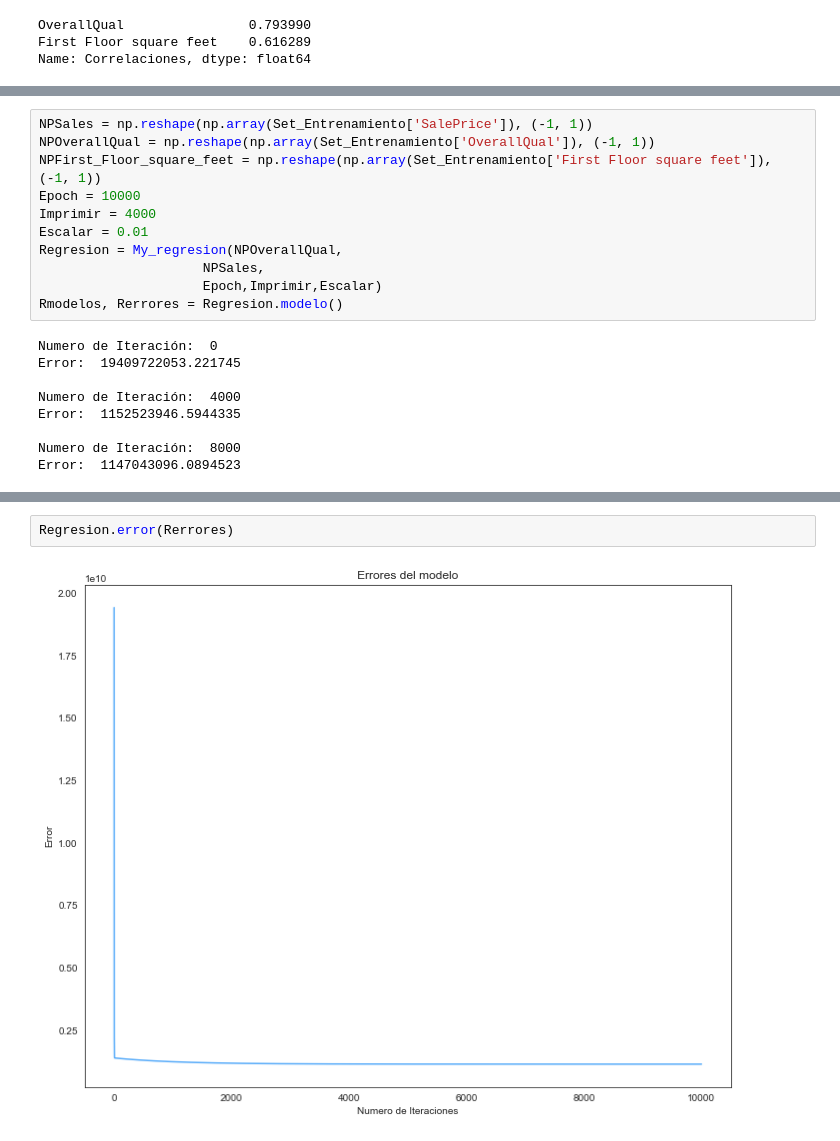
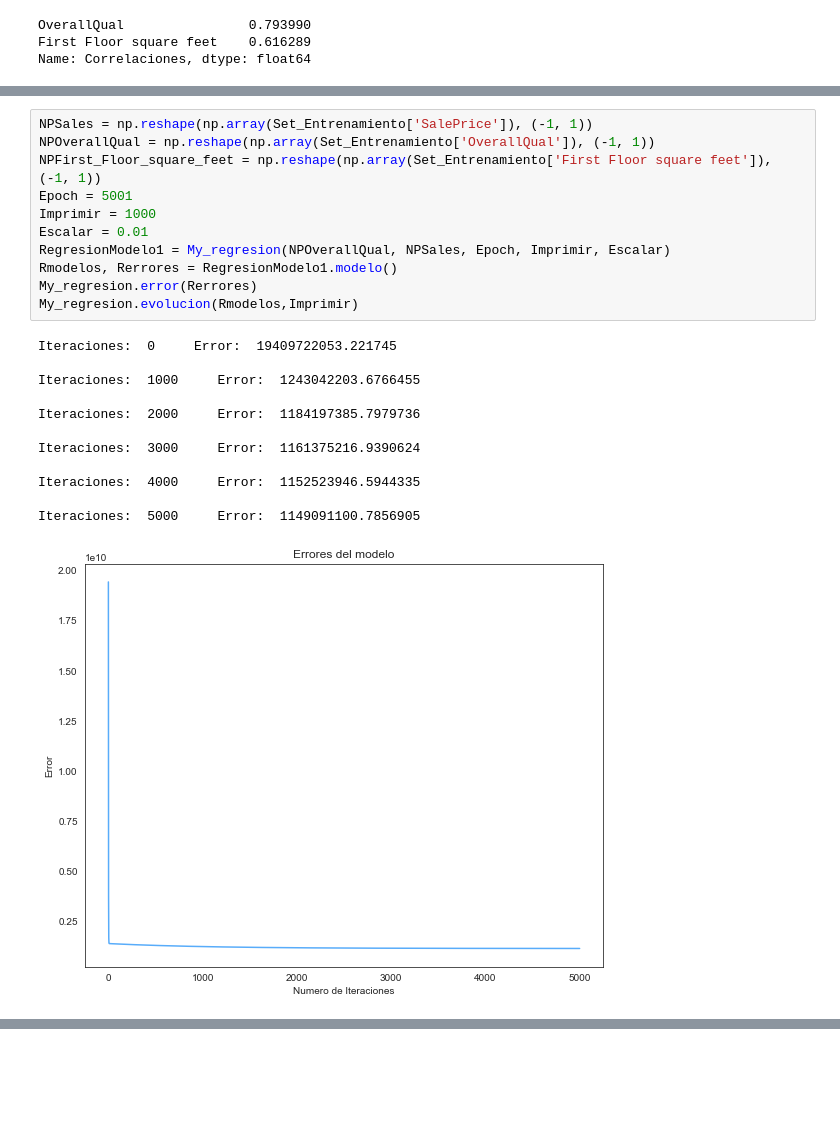
Before and after one commit to eesquivel5/PythonDC, a Jupyter notebook: ProyectoFinal.ipynb, the cells around one changed output, grey strips where cells are left out. Saved outputs shown, nothing was run; the diff lists cells and outputs as text; blank space fills up the shorter version.

```diff
--- a/ProyectoFinal.ipynb
+++ b/ProyectoFinal.ipynb
@@ -215,20 +273,24 @@ class My_regresion():
 # %%
 NPSales = np.reshape(np.array(Set_Entrenamiento['SalePrice']), (-1, 1))
 NPOverallQual = np.reshape(np.array(Set_Entrenamiento['OverallQual']), (-1, 1))
 NPFirst_Floor_square_feet = np.reshape(np.array(Set_Entrenamiento['First Floor square feet']), (-1, 1))
-Epoch = 10000
-Imprimir = 4000
+Epoch = 5001
+Imprimir = 1000
 Escalar = 0.01
-Regresion = My_regresion(NPOverallQual,
-                     NPSales,
-                     Epoch,Imprimir,Escalar)
-Rmodelos, Rerrores = Regresion.modelo()
+RegresionModelo1 = My_regresion(NPOverallQual, NPSales, Epoch, Imprimir, Escalar)
+Rmodelos, Rerrores = RegresionModelo1.modelo()
+My_regresion.error(Rerrores)
+My_regresion.evolucion(Rmodelos,Imprimir)
 # %% [output]
-Numero de Iteración:  0
-Error:  19409722053.221745
+Iteraciones:  0     Error:  19409722053.221745
 
-Numero de Iteración:  4000
-Error:  1152523946.5944335
+Iteraciones:  1000     Error:  1243042203.6766455
 
-Numero de Iteración:  8000
-Error:  1147043096.0894523
+Iteraciones:  2000     Error:  1184197385.7979736
+
+Iteraciones:  3000     Error:  1161375216.9390624
+
+Iteraciones:  4000     Error:  1152523946.5944335
+
+Iteraciones:  5000     Error:  1149091100.7856905
+[figure, added]
@@ -235,4 +302,0 @@ Error:  1147043096.0894523
-# %%
-Regresion.error(Rerrores)
-# %% [output]
-[figure, removed]
```
Also changed, not shown: parts of 8 cells of this notebook.
